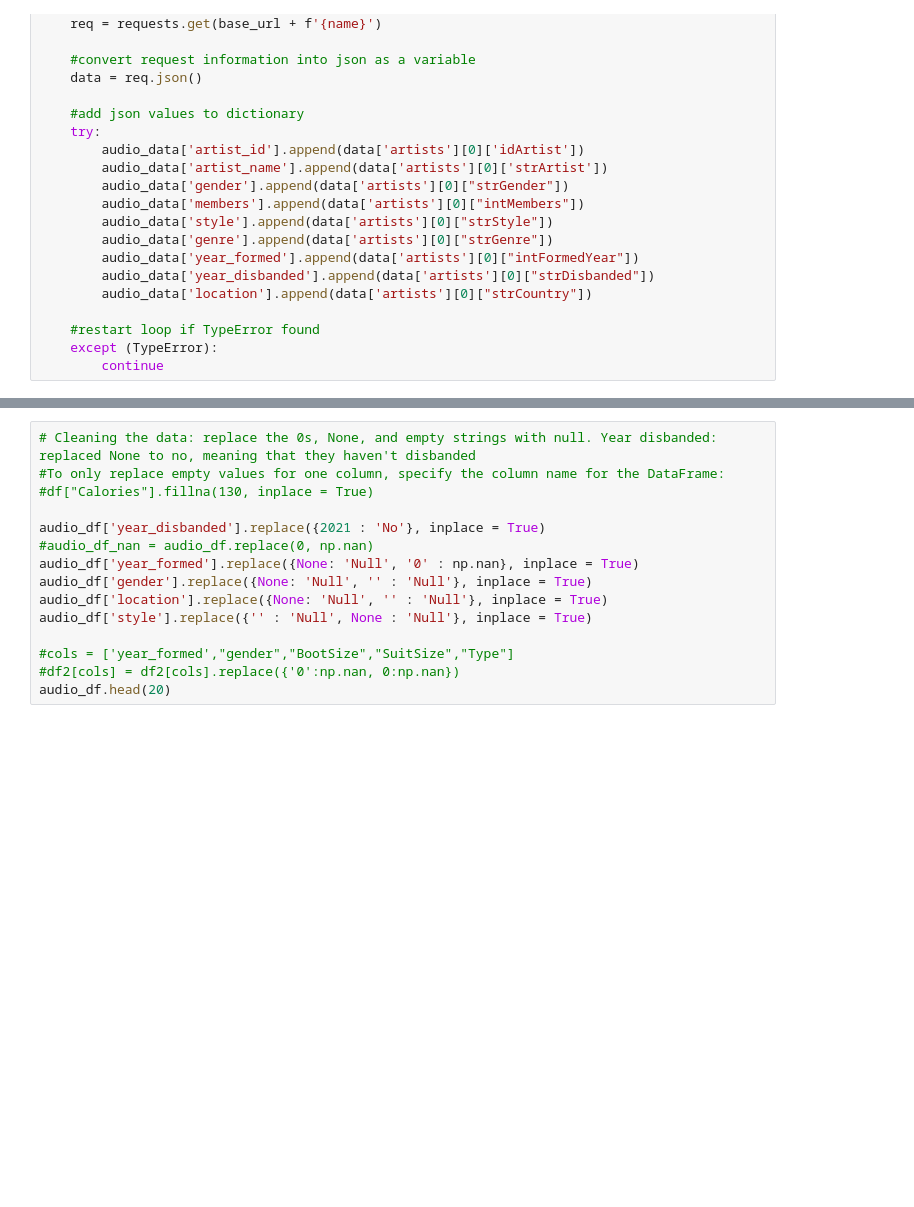
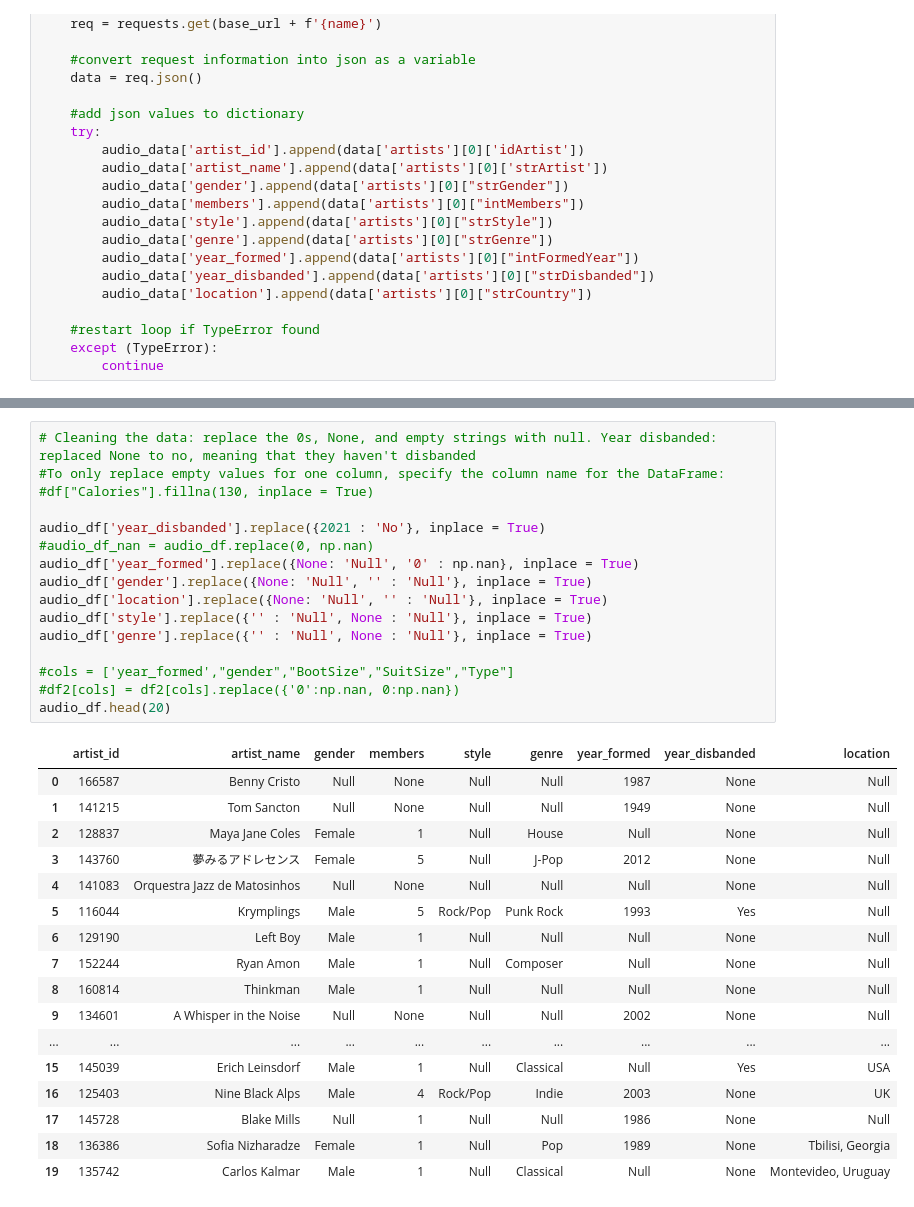
Before and after one commit to existentialplantperson/Week_08_COVID_analysis, a Jupyter notebook: Angela_Workbook.ipynb, the cells around one changed output, grey strips where cells are left out. Saved outputs shown, nothing was run; the diff lists cells and outputs as text; blank space fills up the shorter version.

```diff
--- a/Angela_Workbook.ipynb
+++ b/Angela_Workbook.ipynb
@@ -101,17 +106,36 @@ audio_df.head(3)
 # %%
 # Cleaning the data: replace the 0s, None, and empty strings with null. Year disbanded: replaced None to no, meaning that they haven't disbanded
 #To only replace empty values for one column, specify the column name for the DataFrame:
 #df["Calories"].fillna(130, inplace = True)
 
 audio_df['year_disbanded'].replace({2021 : 'No'}, inplace = True)
 #audio_df_nan = audio_df.replace(0, np.nan)
 audio_df['year_formed'].replace({None: 'Null', '0' : np.nan}, inplace = True)
 audio_df['gender'].replace({None: 'Null', '' : 'Null'}, inplace = True)
 audio_df['location'].replace({None: 'Null', '' : 'Null'}, inplace = True)
 audio_df['style'].replace({'' : 'Null', None : 'Null'}, inplace = True)
+audio_df['genre'].replace({'' : 'Null', None : 'Null'}, inplace = True)
 
 #cols = ['year_formed',"gender","BootSize","SuitSize","Type"]
 #df2[cols] = df2[cols].replace({'0':np.nan, 0:np.nan})
 audio_df.head(20)
+# %% [output]
+|  | artist_id | artist_name | gender | members | style | genre | year_formed | year_disbanded | location |
+| 0 | 166587 | Benny Cristo | Null | None | Null | Null | 1987 | None | Null |
+| 1 | 141215 | Tom Sancton | Null | None | Null | Null | 1949 | None | Null |
+| 2 | 128837 | Maya Jane Coles | Female | 1 | Null | House | Null | None | Null |
+| 3 | 143760 | 夢みるアドレセンス | Female | 5 | Null | J-Pop | 2012 | None | Null |
+| 4 | 141083 | Orquestra Jazz de Matosinhos | Null | None | Null | Null | Null | None | Null |
+| 5 | 116044 | Krymplings | Male | 5 | Rock/Pop | Punk Rock | 1993 | Yes | Null |
+| 6 | 129190 | Left Boy | Male | 1 | Null | Null | Null | None | Null |
+| 7 | 152244 | Ryan Amon | Male | 1 | Null | Composer | Null | None | Null |
+| 8 | 160814 | Thinkman | Male | 1 | Null | Null | Null | None | Null |
+| 9 | 134601 | A Whisper in the Noise | Null | None | Null | Null | 2002 | None | Null |
+| ... | ... | ... | ... | ... | ... | ... | ... | ... | ... |
+| 15 | 145039 | Erich Leinsdorf | Male | 1 | Null | Classical | Null | Yes | USA |
+| 16 | 125403 | Nine Black Alps | Male | 4 | Rock/Pop | Indie | 2003 | None | UK |
+| 17 | 145728 | Blake Mills | Null | 1 | Null | Null | 1986 | None | Null |
+| 18 | 136386 | Sofia Nizharadze | Female | 1 | Null | Pop | 1989 | None | Tbilisi, Georgia |
+| 19 | 135742 | Carlos Kalmar | Male | 1 | Null | Classical | Null | None | Montevideo, Uruguay |
 # %%
 audio_df.describe()
```
Also changed, not shown: parts of 20 cells of this notebook, 1 other file.
